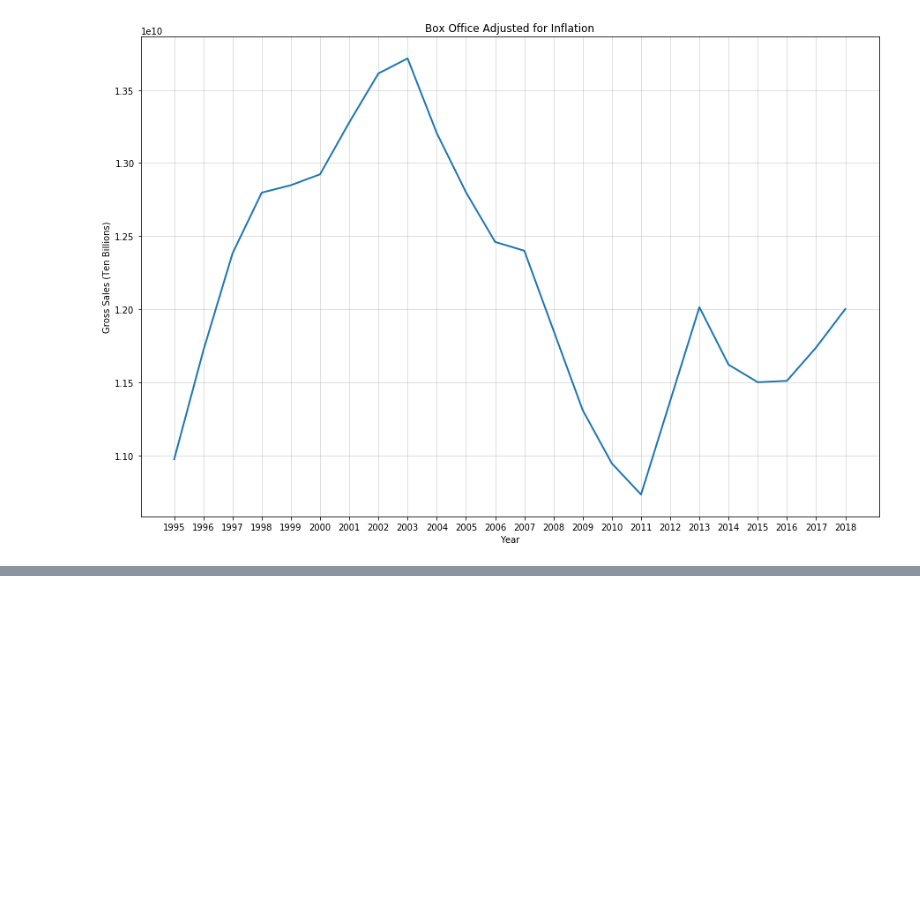
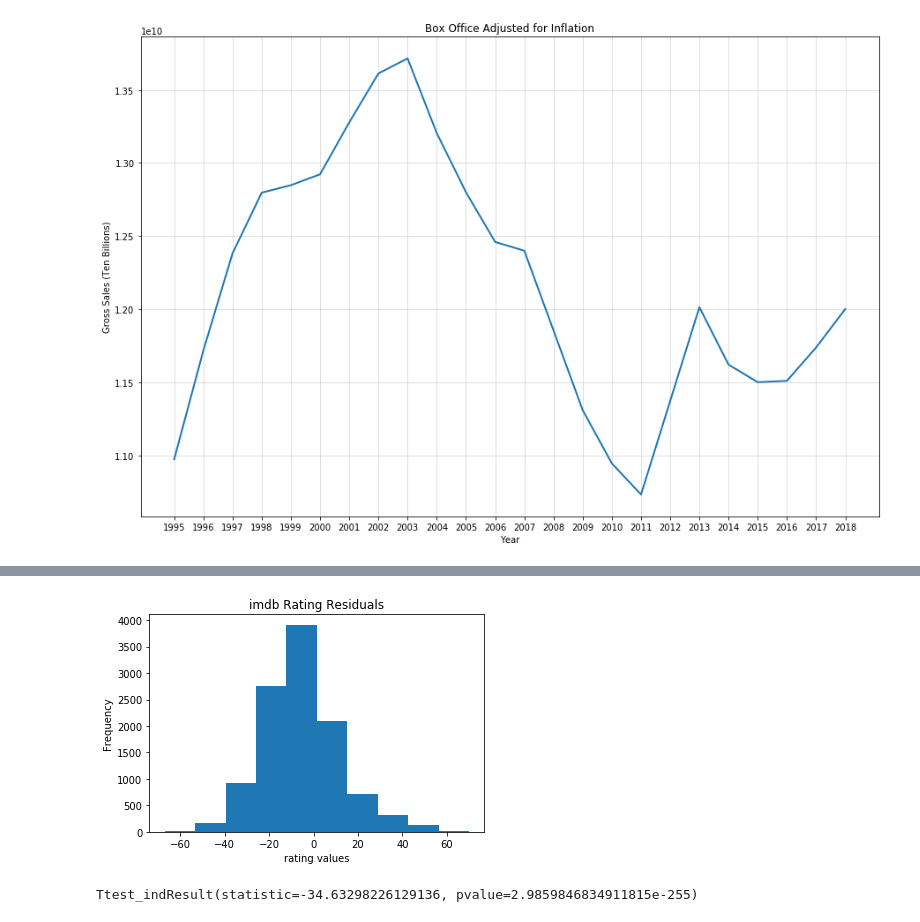
Before and after one commit to bethanylindberg/Have-Streaming-Services-Killed-Cinema, a Jupyter notebook: Data_Exploration.ipynb, the cells around one changed output, grey strips where cells are left out. Saved outputs shown, nothing was run; the diff lists cells and outputs as text; code cells hidden in the pictures; blank space fills up the shorter version.

```diff
--- a/Data_Exploration.ipynb
+++ b/Data_Exploration.ipynb
@@ -325,0 +393,31 @@ plt.show()
+# %%
+pop1 = all_movies_df[all_movies_df["Year"] >= 2000]
+pop1.reset_index(inplace= True)
+loc1=pop1.imdbRating2.mean()
+#sd1 = statistics.stdev(pop1.imdbRating2)
+#print(sd1)
+#print(len(pop1.imdbRating2))
+#print("pop1 mean value :" + str(pop1.imdbRating2.mean()))
+#print(loc1)
+pop2 = all_tv_df[all_tv_df["Year2"] >= 2000]
+pop2.reset_index(inplace= True)
+loc2=pop2.imdbRating2.mean()
+#print("pop2 mean value :" + str(pop2.imdbRating2.mean()))
+#print(loc2)
+#sd2 = statistics.stdev(pop2.imdbRating2)
+#print(sd2)
+# %%
+diff = pop1['imdbRating2'] - pop2['imdbRating2']
+# %%
+#Normality test - if in bell curve format no far deviations exsists.
+
+diff.plot(kind= "hist", title= "imdb Rating Residuals")
+plt.xlabel("rating values")
+plt.savefig(".\\Output\\xyz.png")
+# %% [output]
+[figure, added]
+# %%
+#Independent ttest
+stats.ttest_ind(pop1.imdbRating2,pop2.imdbRating2,equal_var=False)
+# %% [output]
+Ttest_indResult(statistic=-34.63298226129136, pvalue=2.9859846834911815e-255)
```
Also changed, not shown: parts of 6 cells of this notebook.
